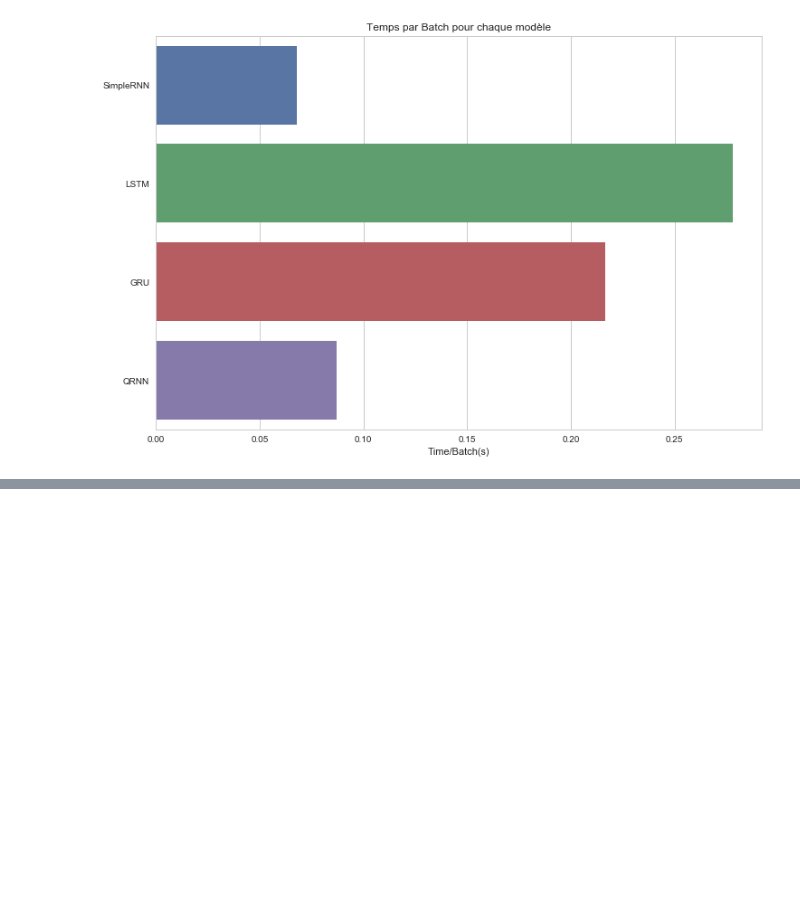
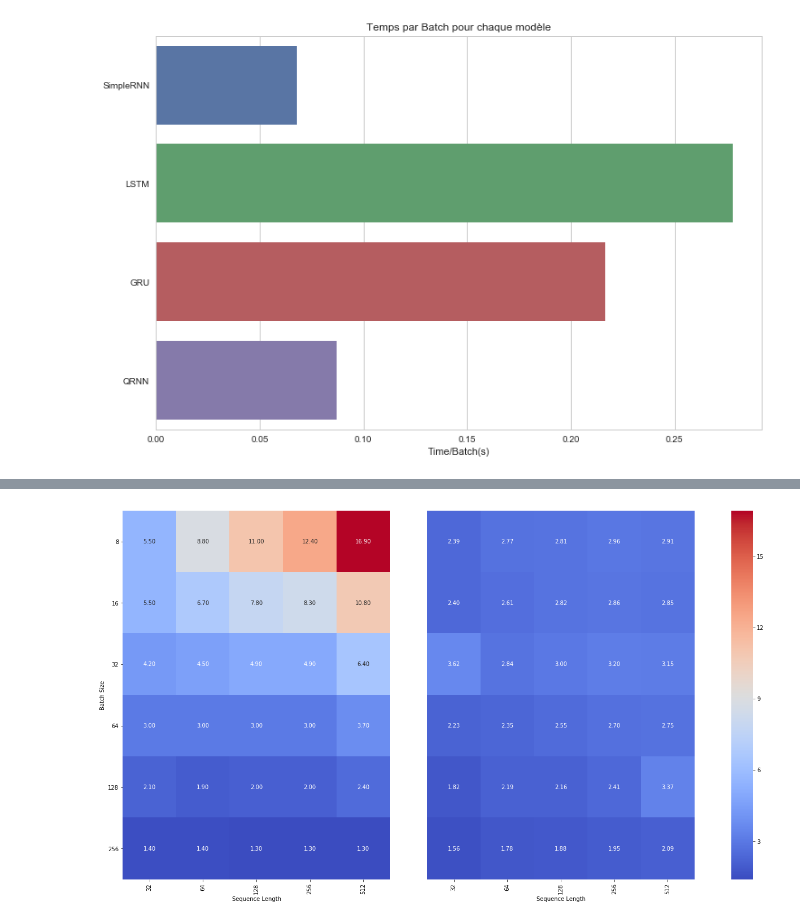
Before and after one commit to Coni63/OC_DS, a Jupyter notebook: P8/Example P8.ipynb, the cells around one changed output, grey strips where cells are left out. Drawn from its saved outputs; the diff is of its cells as text; code cells hidden in the pictures; blank space fills up the shorter version.

```diff
--- a/P8/Untitled.ipynb
+++ b/P8/Example P8.ipynb
@@ -433,0 +538,43 @@ plt.show()
+# %%
+f,(ax1,ax2, axcb) = plt.subplots(1, 3, gridspec_kw={'width_ratios':[1, 1 ,0.08]}, figsize=(20,12))
+ax1.get_shared_y_axes().join(ax1,ax2)
+g1 = sns.heatmap(perf_announced,
+                 cmap="coolwarm",
+                 cbar=False,
+                 ax=ax1,
+                 annot=True,
+                 fmt=".2f",
+                 xticklabels = [32, 64, 128, 256, 512],
+                 yticklabels = [8, 16, 32, 64, 128, 256]
+                )
+g1.set_ylabel('Batch Size')
+g1.set_xlabel('Sequence Length')
+g2.set_xticks([])
+g2.set_yticks([])
+
+g2 = sns.heatmap(perfs, cmap="coolwarm",
+                 cbar_ax=axcb,
+                 vmin=1.4,
+                 vmax=16.9,
+                 ax=ax2,
+                 annot=True,
+                 fmt=".2f",
+                 xticklabels = [32, 64, 128, 256, 512],
+                 yticklabels = []
+                )
+
+# g2.set_ylabel('Batch Size')
+g2.set_xlabel('Sequence Length')
+
+# may be needed to rotate the ticklabels correctly:
+for ax in [g1,g2]:
+    tl = ax.get_xticklabels()
+    ax.set_xticklabels(tl, rotation=90)
+    tly = ax.get_yticklabels()
+    ax.set_yticklabels(tly, rotation=0)
+
+# plt.title("Comparaison des performances annoncées et mesurées")
+plt.savefig("img/heatmap_perfs.png")
+plt.show()
+# %% [output]
+[figure, added]
```
Also changed, not shown: parts of 12 cells of this notebook, 7 other files.
